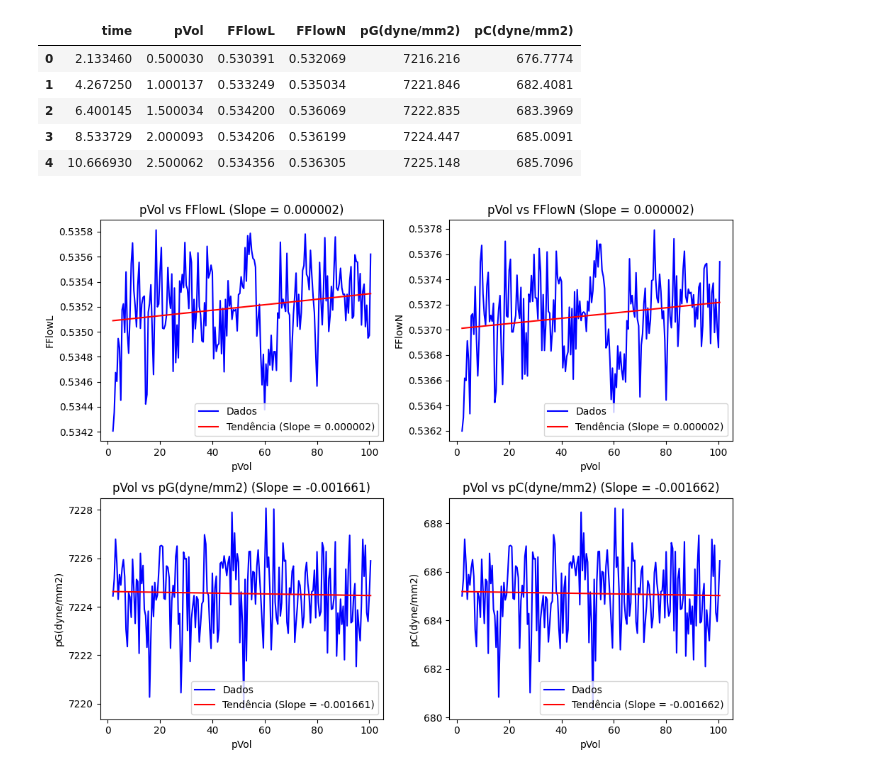
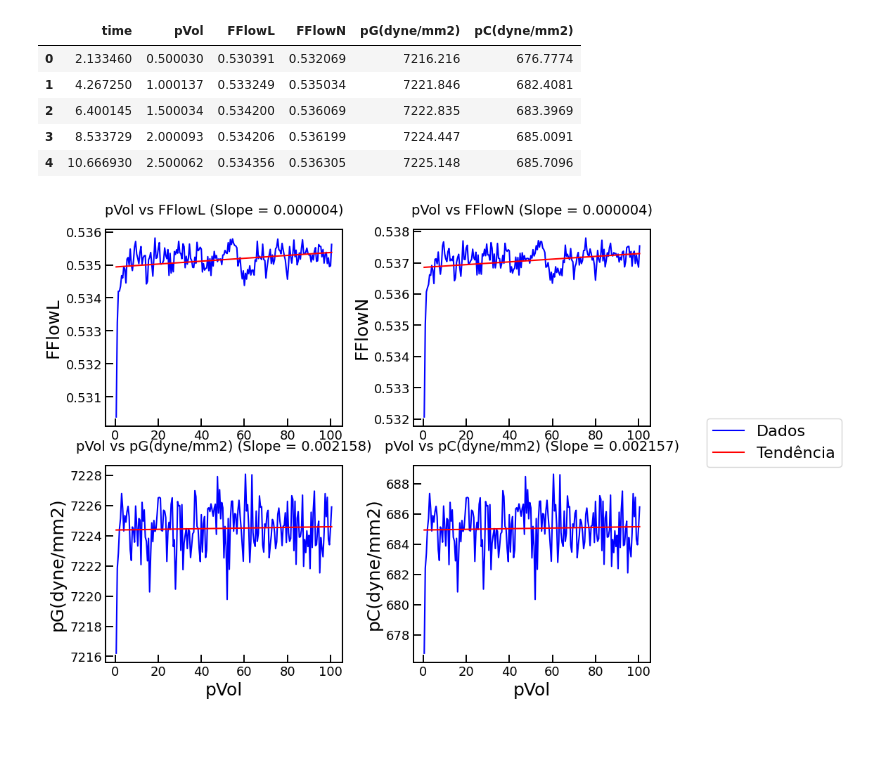
Before and after one commit to JuniorAlencar/BoltzmannMachine, a Jupyter notebook: BM_Program_json/jupyter/spin_analysis.ipynb, the cells around one changed output. Cells and saved outputs as stored; diff of their text form; code cells hidden in the pictures; blank space fills up the shorter version.

```diff
--- a/BM_Program_json/jupyter/spin_analysis.ipynb
+++ b/BM_Program_json/jupyter/spin_analysis.ipynb
@@ -3,6 +3,8 @@ import numpy as np
 import matplotlib.pyplot as plt
 import pandas as pd
 from scipy.stats import linregress
+import matplotlib as mpl
+mpl.rcParams['axes.linewidth'] = 1.4 #set the value globally
 # %%
 # transform samples in dataframe with pandas
 file = "../Data/BruteData/Flow_Spin/Data_01/iRB_064x128_M1.0e+00_u1.0e-02_U1.0e-02_Ca1.00e-01/S0.50_n4711/flowRun.dat"
@@ -50,44 +52,53 @@ from scipy.stats import linregress
 columns = ['FFlowL', 'FFlowN', 'pG(dyne/mm2)', 'pC(dyne/mm2)']
 titles = ['pVol vs FFlowL', 'pVol vs FFlowN', 'pVol vs pG(dyne/mm2)', 'pVol vs pC(dyne/mm2)']
 y_labels = ['FFlowL', 'FFlowN', 'pG(dyne/mm2)', 'pC(dyne/mm2)']
 
 # Pule as três primeiras linhas do dataframe
-df_trimmed = df.iloc[3:]
+df_trimmed = df.iloc[0:]
 
 # Crie uma grade de subplots 2x2
-fig, axs = plt.subplots(2, 2, figsize=(10, 8))
+fig, axs = plt.subplots(2, 2, figsize=(10, 8), gridspec_kw={'wspace': 0.3})
+thickness_axes = 1.4
 
 # Itere sobre os subplots e faça os gráficos com regressão linear
 for ax, col, title, y_label in zip(axs.flat, columns, titles, y_labels):
     # Dados do eixo x (pVol) e eixo y (coluna específica)
     x = df_trimmed['pVol']
     y = df_trimmed[col]
 
     # Plotar os dados como uma linha contínua
     ax.plot(x, y, '-', label='Dados', color='blue')
 
     # Calcular a regressão linear
     slope, intercept, r_value, p_value, std_err = linregress(x, y)
 
     # Calcular os valores da linha de regressão
     reg_line = slope * x + intercept
 
     # Plotar a linha de regressão
-    ax.plot(x, reg_line, color='red', label=f'Tendência (Slope = {slope:.6f})')
+    ax.plot(x, reg_line, color='red', label='Tendência')
 
-    # Ajustar título com o coeficiente de linearidade (slope)
-    ax.set_title(f"{title} (Slope = {slope:.6f})")
-    ax.set_xlabel('pVol')
-    ax.set_ylabel(y_label)
+    # Ajustar título com o coeficiente de linearidade (slope) e definir pad
+    ax.set_title(f"{title} (Slope = {slope:.6f})", fontsize=14, pad=15)
 
-    # Adicionar legenda
-    ax.legend()
+    # Condição para exibir o rótulo do eixo x apenas nos subplots (1,0) e (1,1)
+    if ax in [axs[1, 0], axs[1, 1]]:
+        ax.set_xlabel('pVol', fontsize=18)
 
-# Ajustar o layout para evitar sobreposição
-plt.tight_layout()
+    # Exibir o rótulo do eixo y em todos os subplots
+    ax.set_ylabel(y_label, fontsize=18)
 
-# Mostrar o gráfico
-plt.savefig("../presentation/stationary_iRB_064x128_M1.0e+00_u1.0e-02_U1.0e-02_Ca1.00e-01_S0.50_n4711_plus_3.pdf", dpi=300)
+    # Ajustes estéticos
+    ax.tick_params(which='major', width=thickness_axes, length=8, direction="in", labelsize=13)
+    for spine in ax.spines.values():
+        spine.set_linewidth(thickness_axes)
+
+# Adicionar uma legenda comum ao lado direito dos subplots
+handles, labels = ax.get_legend_handles_labels()
+fig.legend(handles, labels, loc='center left', bbox_to_anchor=(.98, 0.5), borderaxespad=0, prop={"size":16})
+
+# Salvar o gráfico com bbox_inches='tight' para ajustar a posição da legenda corretamente
+plt.savefig("../presentation/stationary_iRB_064x128_M1.0e+00_u1.0e-02_U1.0e-02_Ca1.00e-01_S0.50_n4711.pdf", dpi=300, bbox_inches='tight')
 plt.show()
 # %% [output]
-[figure, old version]
+[figure, new version]
```
Also changed, not shown: 2 other files.
